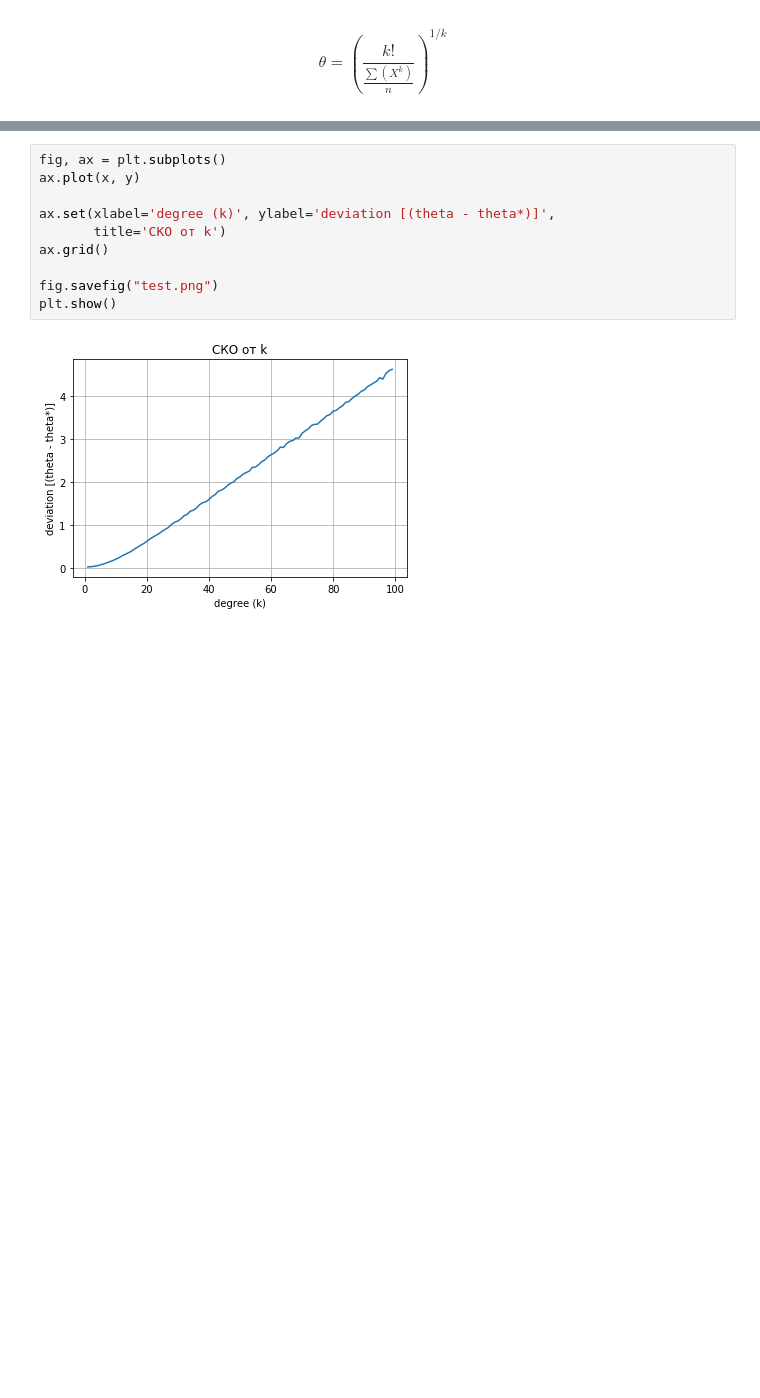
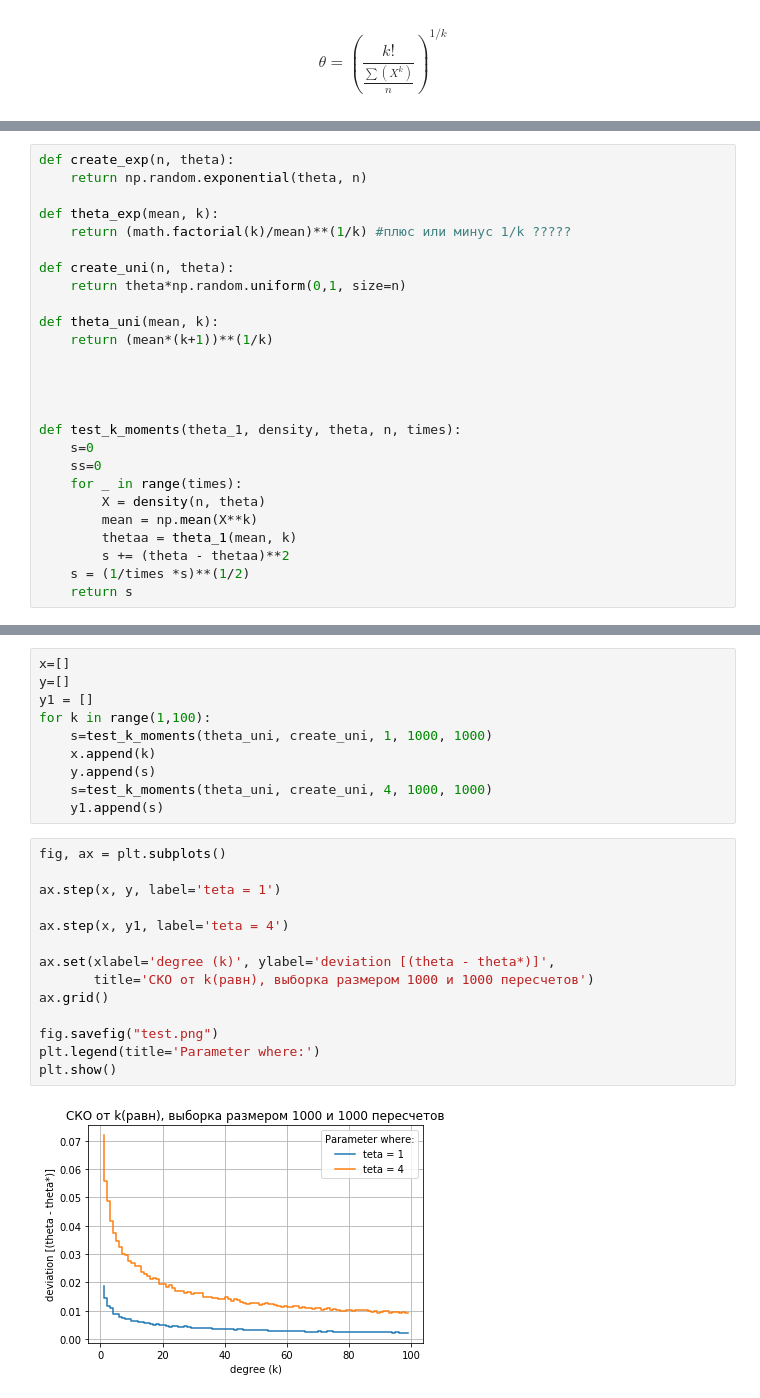
Before and after one commit to Gorbenko-Ilya/Mat_stat, a Jupyter notebook: hw_1.ipynb, the cells around one changed output, grey strips where cells are left out. Cells and saved outputs as stored; diff of their text form; blank space fills up the shorter version.

```diff
--- a/hw_1.ipynb
+++ b/hw_1.ipynb
@@ -58,0 +32,26 @@ print(exp**3)
+# %%
+def create_exp(n, theta):
+    return np.random.exponential(theta, n)
+
+def theta_exp(mean, k):
+    return (math.factorial(k)/mean)**(1/k) #плюс или минус 1/k ?????
+
+def create_uni(n, theta):
+    return theta*np.random.uniform(0,1, size=n)
+
+def theta_uni(mean, k):
+    return (mean*(k+1))**(1/k)
+
+
+
+
+def test_k_moments(theta_1, density, theta, n, times):
+    s=0
+    ss=0
+    for _ in range(times):
+        X = density(n, theta)
+        mean = np.mean(X**k)
+        thetaa = theta_1(mean, k)
+        s += (theta - thetaa)**2
+    s = (1/times *s)**(1/2)
+    return s
@@ -59,12 +63,26 @@ print(exp**3)
+# %%
+x=[]
+y=[]
+y1 = []
+for k in range(1,100):
+    s=test_k_moments(theta_uni, create_uni, 1, 1000, 1000)
+    x.append(k)
+    y.append(s)
+    s=test_k_moments(theta_uni, create_uni, 4, 1000, 1000)
+    y1.append(s)
 # %%
 fig, ax = plt.subplots()
-ax.plot(x, y)
+
+ax.step(x, y, label='teta = 1')
+
+ax.step(x, y1, label='teta = 4')
 
 ax.set(xlabel='degree (k)', ylabel='deviation [(theta - theta*)]',
-       title='СКО от k')
+       title='СКО от k(равн), выборка размером 1000 и 1000 пересчетов')
 ax.grid()
 
 fig.savefig("test.png")
+plt.legend(title='Parameter where:')
 plt.show()
 # %% [output]
-[figure, old version]
+[figure, new version]
```
Also changed, not shown: parts of 15 cells of this notebook.
